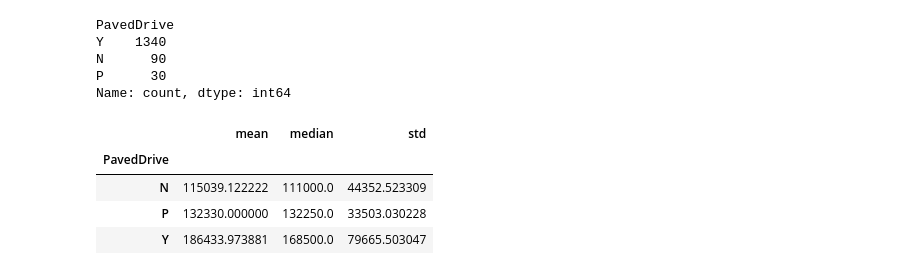
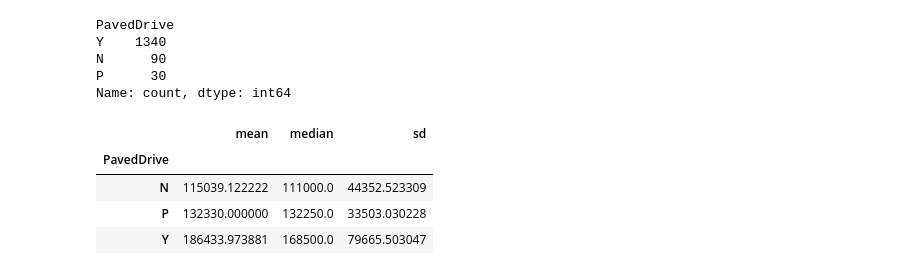
Before and after one commit to 97Peipei/QMSS-GR5072-Spring2026-HWs, a Jupyter notebook: homework-4-main/HW04.ipynb, the cells around one changed output. Cells and saved outputs as stored; diff of their text form; code cells hidden in the pictures.

```diff
--- a/homework-4-main/HW04.ipynb
+++ b/homework-4-main/HW04.ipynb
@@ -110,12 +125,13 @@ P      30
 Name: count, dtype: int64
 # %%
 saleprice_paveddrive = df[["PavedDrive", "SalePrice"]]
+
+saleprice_summary = saleprice_paveddrive.groupby("PavedDrive")["SalePrice"].agg(["mean", "median", "std"])
+saleprice_summary = saleprice_summary.rename(columns={"std": "sd"})
+saleprice_summary
+# %% [output]
+|  | mean | median | sd |
+| PavedDrive |  |  |  |
+| N | 115039.122222 | 111000.0 | 44352.523309 |
+| P | 132330.000000 | 132250.0 | 33503.030228 |
+| Y | 186433.973881 | 168500.0 | 79665.503047 |
-# %%
-saleprice_summary = saleprice_paveddrive.groupby("PavedDrive")["SalePrice"].agg(["mean", "median", "std"])
-saleprice_summary
-# %% [output]
-|  | mean | median | std |
-| PavedDrive |  |  |  |
-| N | 115039.122222 | 111000.0 | 44352.523309 |
-| P | 132330.000000 | 132250.0 | 33503.030228 |
-| Y | 186433.973881 | 168500.0 | 79665.503047 |
```
Also changed, not shown: parts of 3 cells of this notebook.
